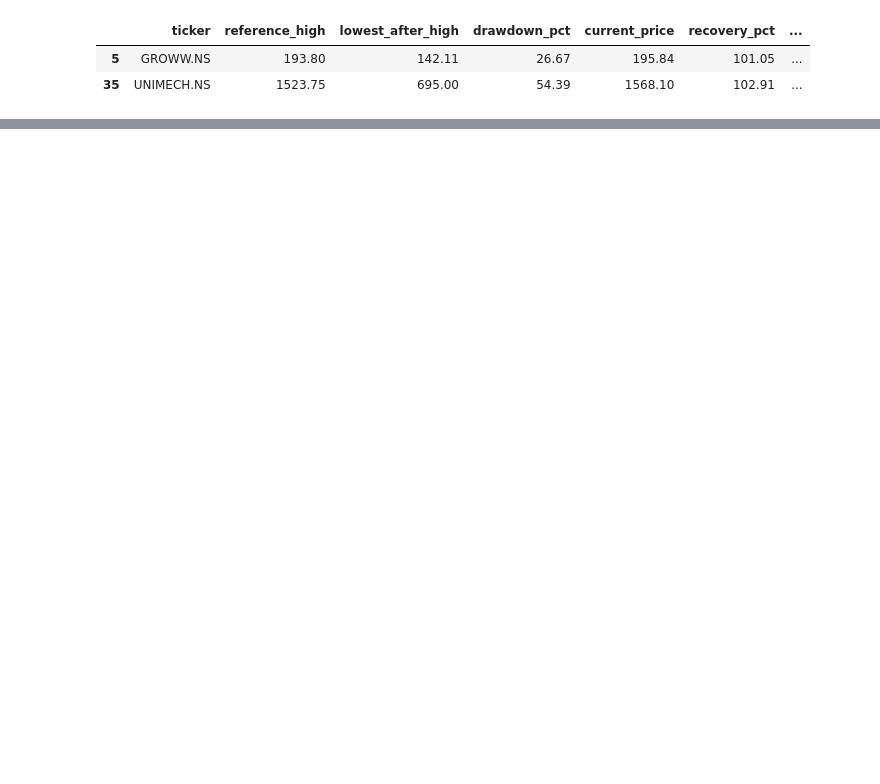
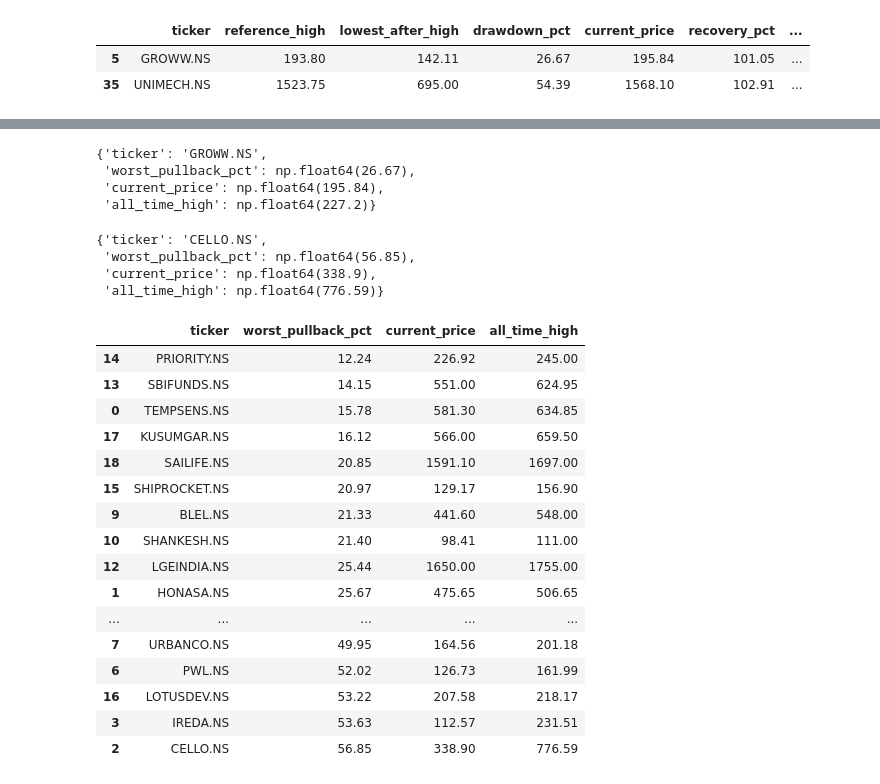
Before and after one commit to kartik-86/Equity-Signal, a Jupyter notebook: notebooks/01_explore_data.ipynb, the cells around one changed output, grey strips where cells are left out. Saved outputs shown, nothing was run; the diff lists cells and outputs as text; code cells hidden in the pictures; blank space fills up the shorter version.

```diff
--- a/notebooks/01_explore_data.ipynb
+++ b/notebooks/01_explore_data.ipynb
@@ -435,0 +453,36 @@ backtest_hightouch_df
+# %%
+max_pullback("GROWW.NS")
+# %% [output]
+{'ticker': 'GROWW.NS',
+ 'worst_pullback_pct': np.float64(26.67),
+ 'current_price': np.float64(195.84),
+ 'all_time_high': np.float64(227.2)}
+# %%
+max_pullback("CELLO.NS")
+# %% [output]
+{'ticker': 'CELLO.NS',
+ 'worst_pullback_pct': np.float64(56.85),
+ 'current_price': np.float64(338.9),
+ 'all_time_high': np.float64(776.59)}
+# %%
+pullback_results = [max_pullback(t) for t in tickers]
+pullback_df = pd.DataFrame(pullback_results)
+pullback_df.sort_values("worst_pullback_pct")
+# %% [output]
+|  | ticker | worst_pullback_pct | current_price | all_time_high |
+| 14 | PRIORITY.NS | 12.24 | 226.92 | 245.00 |
+| 13 | SBIFUNDS.NS | 14.15 | 551.00 | 624.95 |
+| 0 | TEMPSENS.NS | 15.78 | 581.30 | 634.85 |
+| 17 | KUSUMGAR.NS | 16.12 | 566.00 | 659.50 |
+| 18 | SAILIFE.NS | 20.85 | 1591.10 | 1697.00 |
+| 15 | SHIPROCKET.NS | 20.97 | 129.17 | 156.90 |
+| 9 | BLEL.NS | 21.33 | 441.60 | 548.00 |
+| 10 | SHANKESH.NS | 21.40 | 98.41 | 111.00 |
+| 12 | LGEINDIA.NS | 25.44 | 1650.00 | 1755.00 |
+| 1 | HONASA.NS | 25.67 | 475.65 | 506.65 |
+| ... | ... | ... | ... | ... |
+| 7 | URBANCO.NS | 49.95 | 164.56 | 201.18 |
+| 6 | PWL.NS | 52.02 | 126.73 | 161.99 |
+| 16 | LOTUSDEV.NS | 53.22 | 207.58 | 218.17 |
+| 3 | IREDA.NS | 53.63 | 112.57 | 231.51 |
+| 2 | CELLO.NS | 56.85 | 338.90 | 776.59 |
```
Also changed, not shown: parts of 9 cells of this notebook, 1 other file.
